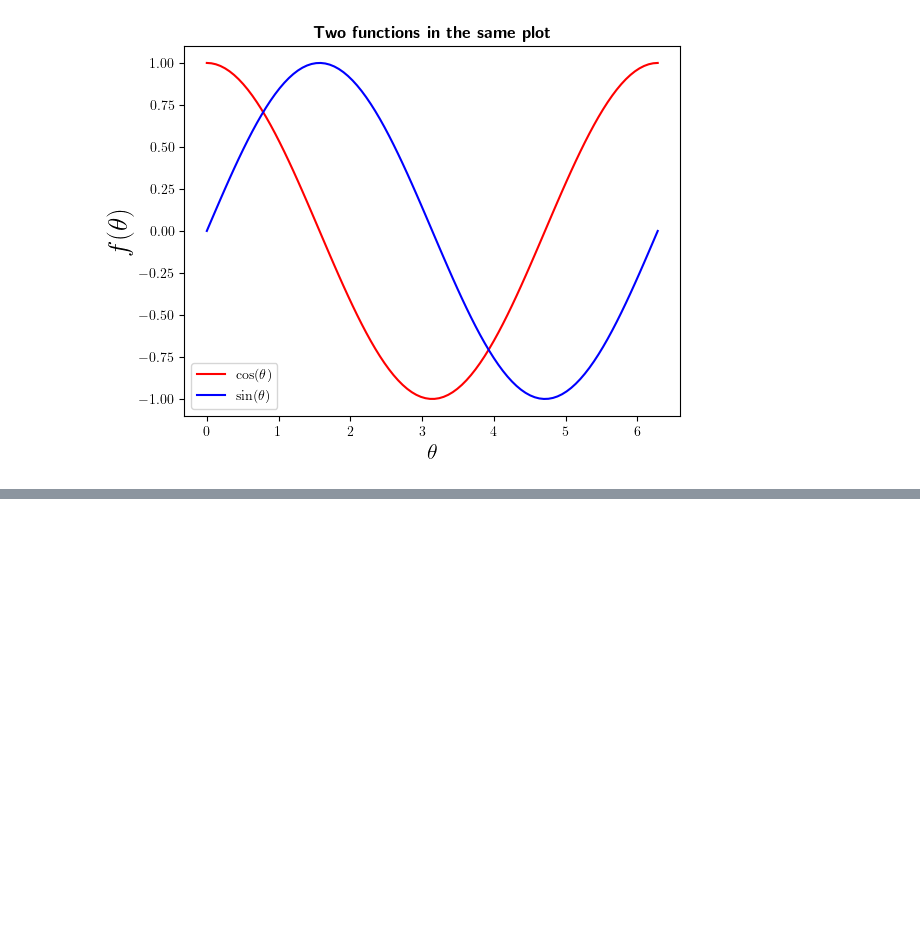
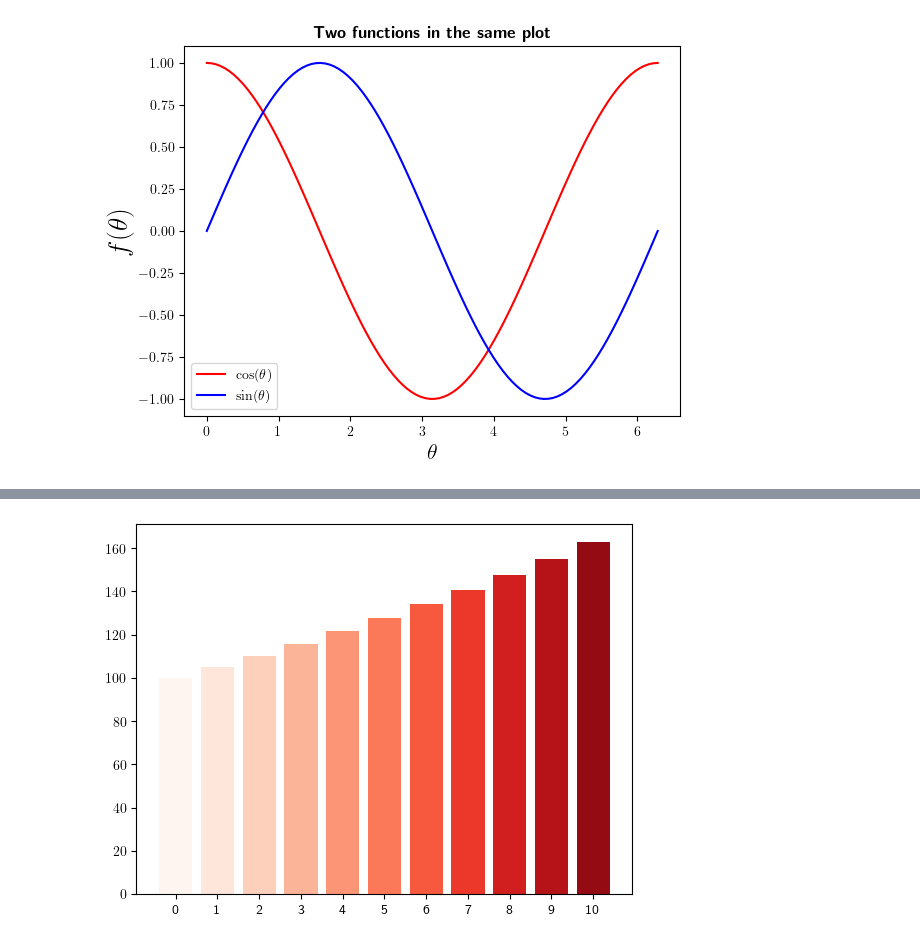
Before and after one commit to DiegoConol/Fisica-Computacional, a Jupyter notebook: Clase con Filipa/Notebook with FIlipa.ipynb, the cells around one changed output, grey strips where cells are left out. Saved outputs shown, nothing was run; the diff lists cells and outputs as text; code cells hidden in the pictures; blank space fills up the shorter version.

```diff
--- a/Clase con Filipa/Notebook with FIlipa.ipynb
+++ b/Clase con Filipa/Notebook with FIlipa.ipynb
@@ -897,0 +927,29 @@ plt.show()
+# %%
+#Exercise. Let us do a bar plot. This is used with the bar command.
+
+#We will do a bar plot for the interest problem. Each bar a different color for each year.
+
+#First the interest problem.
+
+
+
+
+def final_amount(initial, years):
+    final = initial*(1+ir/100)**years
+    return final
+
+x=[]
+y=[]
+num_colors = 11
+colors = [plt.cm.Reds(i/num_colors) for i in range(num_colors)]
+for i in range (11):
+    x.append(i)
+    y.append(final_amount(100,i))
+
+
+plt.bar(x, height=y, width=0.8, bottom=None, color=colors, align='center', data=None)
+plt.xticks(ticks=x, labels=x)
+
+plt.show()
+# %% [output]
+[figure, added]
```
Also changed, not shown: parts of 3 cells of this notebook, 2 other files.
